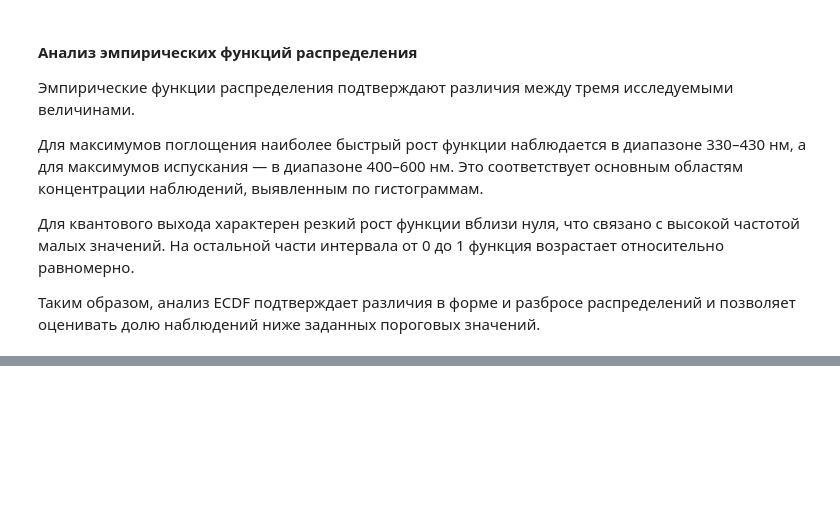
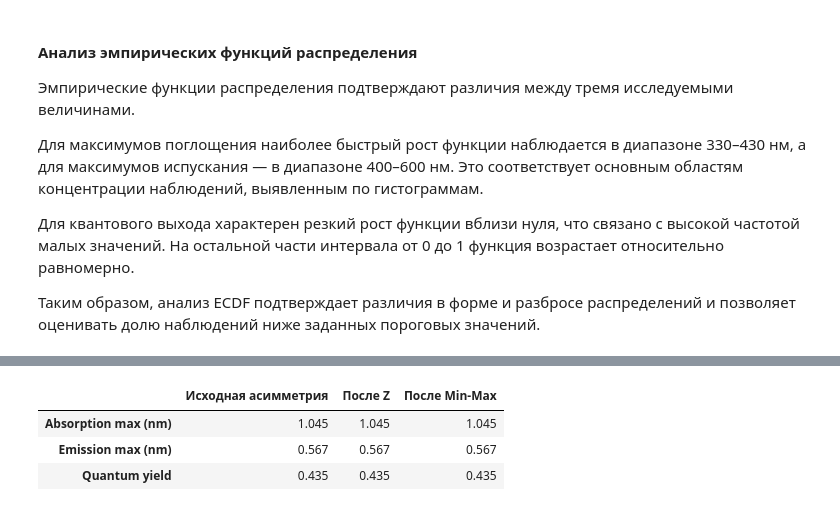
Before and after one commit to mdtokarev/App-Stat-Lab01, a Jupyter notebook: AppStatLab01.ipynb, the cells around one changed output, grey strips where cells are left out. Saved outputs shown, nothing was run; the diff lists cells and outputs as text; code cells hidden in the pictures; blank space fills up the shorter version.

```diff
--- a/AppStatLab01.ipynb
+++ b/AppStatLab01.ipynb
@@ -756,0 +1057,14 @@ plt.show()
+# %%
+# Подтвердим, что проведённые преобразования не меняют ассиметрию
+shape_comparison = pd.DataFrame({
+    "Исходная асимметрия": original.skew(),
+    "После Z": standardized.skew(),
+    "После Min-Max": normalized.skew()
+})
+
+display(shape_comparison.round(3))
+# %% [output]
+|  | Исходная асимметрия | После Z | После Min-Max |
+| Absorption max (nm) | 1.045 | 1.045 | 1.045 |
+| Emission max (nm) | 0.567 | 0.567 | 0.567 |
+| Quantum yield | 0.435 | 0.435 | 0.435 |
```
Also changed, not shown: parts of 16 cells of this notebook.
